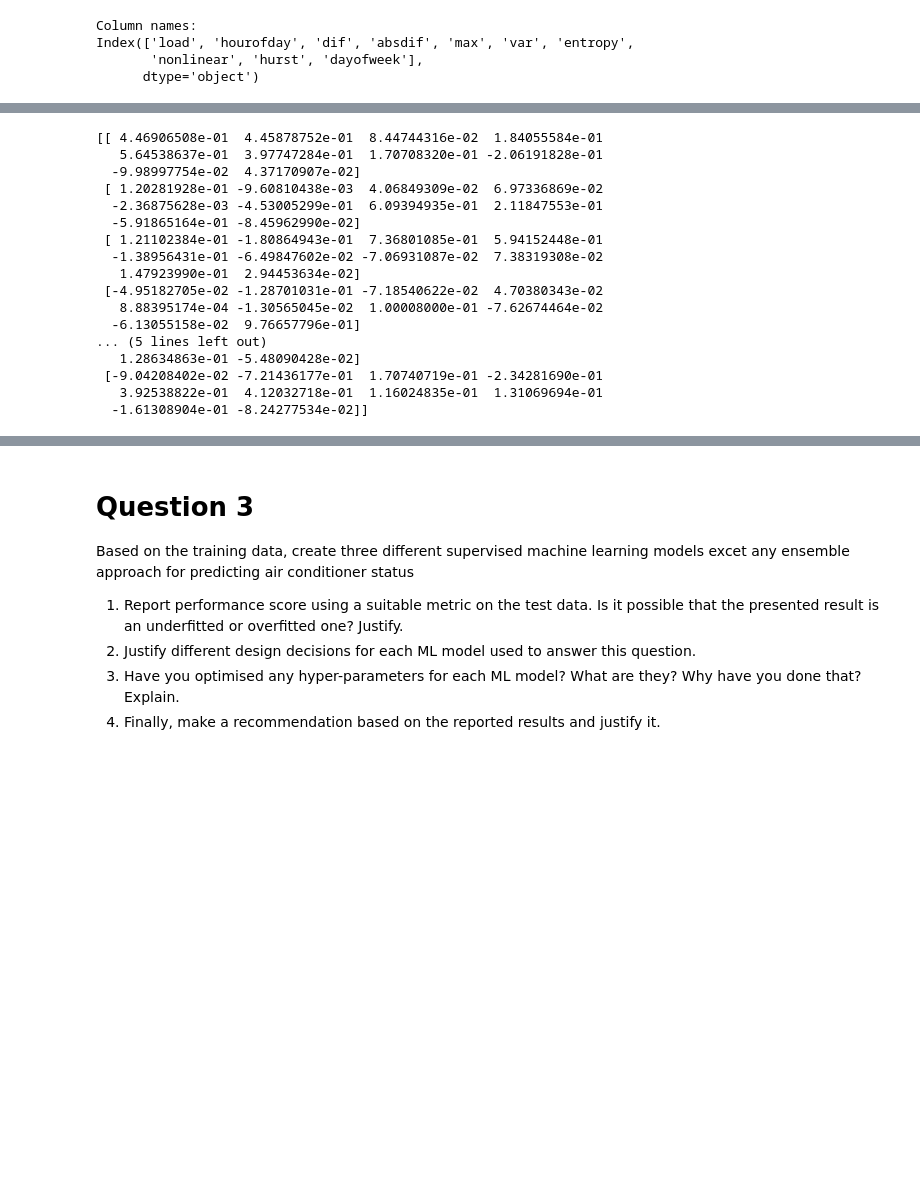
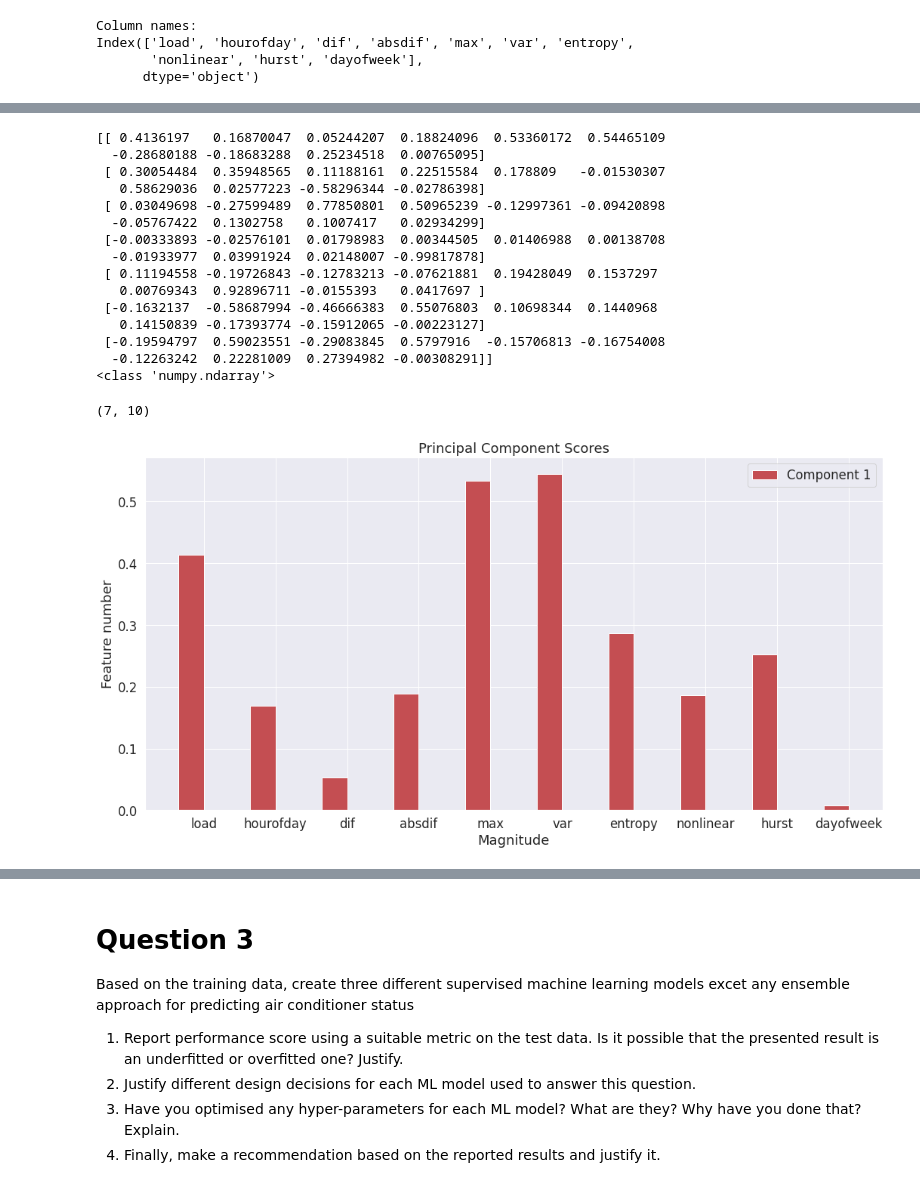
Before and after one commit to bryonbaker/SIT720, a Jupyter notebook: Ass3/SIT720_A3_85031775.ipynb, the cells around one changed output, grey strips where cells are left out. Saved outputs shown, nothing was run; the diff lists cells and outputs as text; code cells hidden in the pictures; blank space fills up the shorter version.

```diff
--- a/Ass3/SIT720_A3_85031775.ipynb
+++ b/Ass3/SIT720_A3_85031775.ipynb
@@ -270,11 +271,11 @@ Feature 9: 80.862984
 # %%
 from sklearn.preprocessing import scale
 from sklearn.decomposition import PCA
-Xnorm = scale(train_X)
+Xnorm = scale(eng_train_X)
 
 # Perform the Principal Component Analysis. The number of components is the number of coumns in the dataset.
 # The number of components is the minimum of the number of data elements and festures
-n_components=min(train_X.shape[0], train_X.shape[1])
+n_components=min(eng_train_X.shape[0], eng_train_X.shape[1])
 print("Number of comoponets: {}".format(n_components))
 n_components=7
 pca = PCA(n_components)
@@ -343,20 +344,44 @@ The minimum dimension that captures at least 86% variance is: 6
 # %%
 print(pca.components_)
+print(type(pca.components_))
+pca.components_.shape
 # %% [output]
-[[ 4.46906508e-01  4.45878752e-01  8.44744316e-02  1.84055584e-01
-   5.64538637e-01  3.97747284e-01  1.70708320e-01 -2.06191828e-01
-  -9.98997754e-02  4.37170907e-02]
- [ 1.20281928e-01 -9.60810438e-03  4.06849309e-02  6.97336869e-02
-  -2.36875628e-03 -4.53005299e-01  6.09394935e-01  2.11847553e-01
-  -5.91865164e-01 -8.45962990e-02]
- [ 1.21102384e-01 -1.80864943e-01  7.36801085e-01  5.94152448e-01
-  -1.38956431e-01 -6.49847602e-02 -7.06931087e-02  7.38319308e-02
-   1.47923990e-01  2.94453634e-02]
- [-4.95182705e-02 -1.28701031e-01 -7.18540622e-02  4.70380343e-02
-   8.88395174e-04 -1.30565045e-02  1.00008000e-01 -7.62674464e-02
-  -6.13055158e-02  9.76657796e-01]
-... (5 lines left out)
-   1.28634863e-01 -5.48090428e-02]
- [-9.04208402e-02 -7.21436177e-01  1.70740719e-01 -2.34281690e-01
-   3.92538822e-01  4.12032718e-01  1.16024835e-01  1.31069694e-01
-  -1.61308904e-01 -8.24277534e-02]]
+[[ 0.4136197   0.16870047  0.05244207  0.18824096  0.53360172  0.54465109
+  -0.28680188 -0.18683288  0.25234518  0.00765095]
+ [ 0.30054484  0.35948565  0.11188161  0.22515584  0.178809   -0.01530307
+   0.58629036  0.02577223 -0.58296344 -0.02786398]
+ [ 0.03049698 -0.27599489  0.77850801  0.50965239 -0.12997361 -0.09420898
+  -0.05767422  0.1302758   0.1007417   0.02934299]
+ [-0.00333893 -0.02576101  0.01798983  0.00344505  0.01406988  0.00138708
+  -0.01933977  0.03991924  0.02148007 -0.99817878]
+ [ 0.11194558 -0.19726843 -0.12783213 -0.07621881  0.19428049  0.1537297
+   0.00769343  0.92896711 -0.0155393   0.0417697 ]
+ [-0.1632137  -0.58687994 -0.46666383  0.55076803  0.10698344  0.1440968
+   0.14150839 -0.17393774 -0.15912065 -0.00223127]
+ [-0.19594797  0.59023551 -0.29083845  0.5797916  -0.15706813 -0.16754008
+  -0.12263242  0.22281009  0.27394982 -0.00308291]]
+<class 'numpy.ndarray'>
+(7, 10)
+# %%
+n_groups = pca.components_.shape[1]
+
+fig, ax = plt.subplots()
+index = np.arange(n_groups)
+bar_width = 0.35
+
+plt.bar(index, np.absolute(pca.components_[0,:]),
+        bar_width,
+        color='r',
+        label='Component 1')
+
+plt.xlabel('Magnitude')
+plt.ylabel('Feature number')
+plt.title('Principal Component Scores')
+#plt.xticks(index + bar_width / 2, ('A', 'B', 'C', 'D', 'E'))
+plt.xticks(index+bar_width/2, eng_train_X.columns)
+plt.legend()
+
+plt.tight_layout()
+plt.show()
+# %% [output]
+[figure, added]
```
Also changed, not shown: parts of 20 cells of this notebook, 1 other file.
